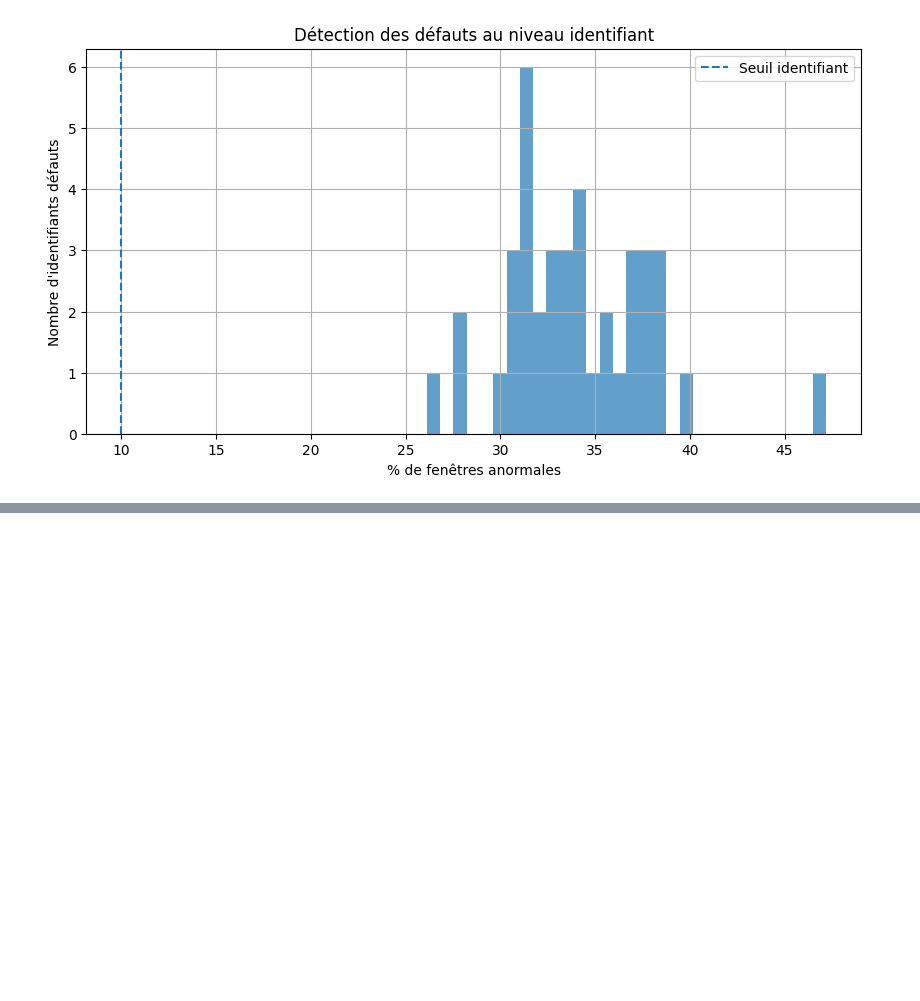
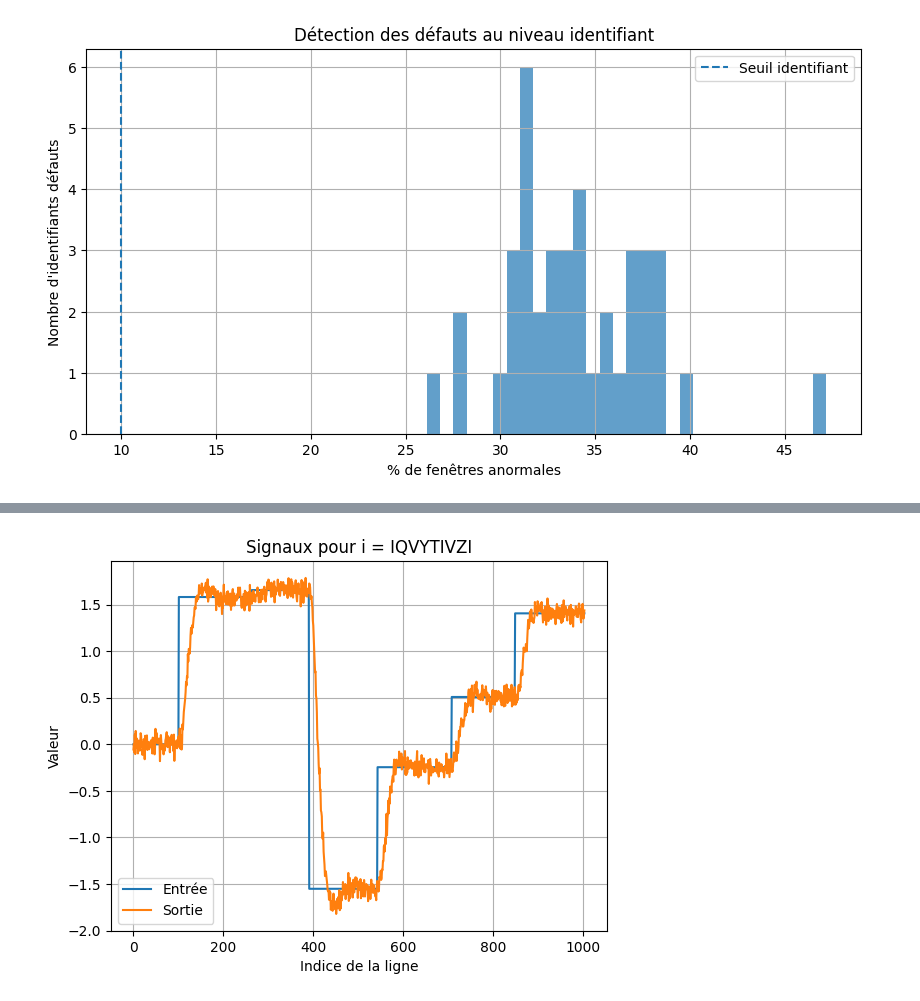
Before and after one commit to louay-git/EI_Stellantis, a Jupyter notebook: dataset0/test.ipynb, the cells around one changed output, grey strips where cells are left out. Cells and saved outputs as stored; diff of their text form; code cells hidden in the pictures; blank space fills up the shorter version.

```diff
--- a/dataset0/test.ipynb
+++ b/dataset0/test.ipynb
@@ -540,0 +542,3 @@ plt.show()
+# %%
+fileTS2 = os.path.join(os.getcwd(), "pdfTimeSeries2.pkl".format(nSet))
+pdfTS2 = pd.read_pickle(fileTS2)
@@ -540,0 +561,17 @@ plt.show()
+# %%
+identifiant = "IQVYTIVZI"
+
+pdfTS2_filtre = pdfTS2[pdfTS2["i"] == identifiant]
+
+pdfTS2_filtre["u"].plot(label="Entrée")
+pdfTS2_filtre["y"].plot(label="Sortie")
+
+
+plt.xlabel("Indice de la ligne")
+plt.ylabel("Valeur")
+plt.title(f"Signaux pour i = {identifiant}")
+plt.grid()
+plt.legend()
+plt.show()
+# %% [output]
+[figure, added]
```
Also changed, not shown: parts of 37 cells of this notebook.
